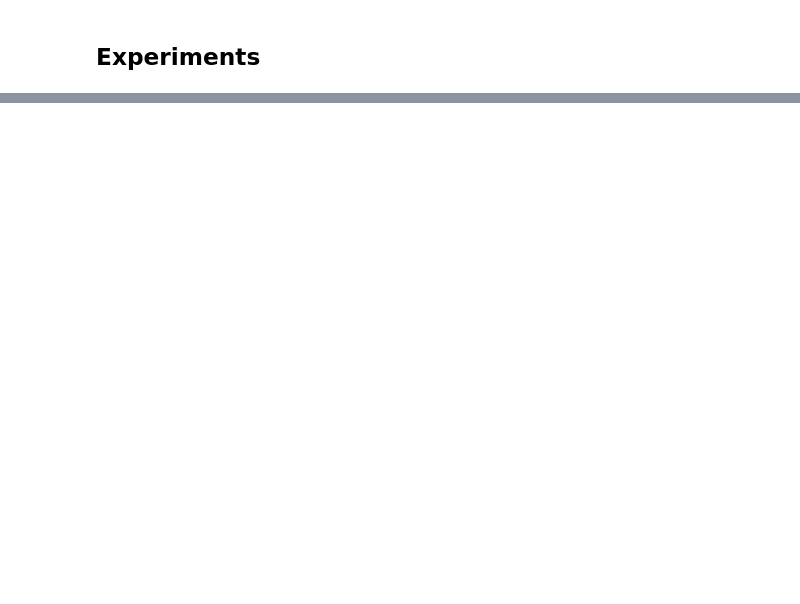
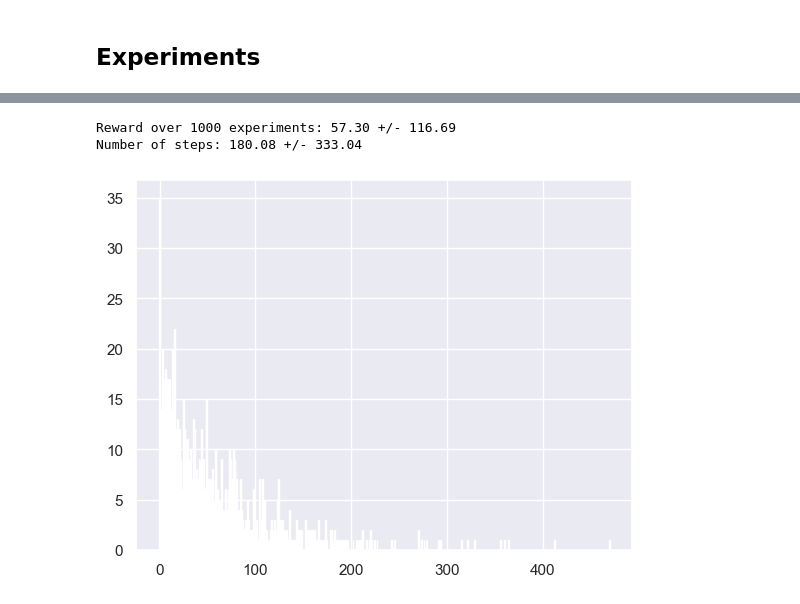
Before and after one commit to aubin-tchoi/flappy_bird, a Jupyter notebook: no_rl.ipynb, the cells around one changed output, grey strips where cells are left out. Saved outputs shown, nothing was run; the diff lists cells and outputs as text; code cells hidden in the pictures; blank space fills up the shorter version.

Commit message:
ran big experiment (1000 experiments with 180 steps in avg for 4 min)

```diff
--- a/no_rl.ipynb
+++ b/no_rl.ipynb
@@ -116,30 +129,3 @@ def launch_experiment(
         )
 
     return total_reward, step
-# %%
-def launch_experiment_without_rendering(
-    predicted_outcomes: np.ndarray,
-    max_steps: int = 10000,
-) -> Tuple[int, int]:
-    step, total_reward = 0, 0
-
-    for _ in range(max_steps):
-        # playing
-        action = get_best_action(predicted_outcomes)
-        observation, reward, done = env.step(action)
-        print(
-            f"action: {action}, reward: {reward}, observation: {repr_obs(observation)}"
-        )
-
-        step += 1
-        total_reward += reward
-        print(f"\nCumulated reward at step {step}: {total_reward:>3}.")
-        if done:
-            print(f"Simulation ended after {step} steps.")
-            break
-
-        # rebuilding the tree
-        tree_builder = TreeBuilder(observation[1], gravity, force_push, vx, max_bars=100000)
-        predicted_outcomes = tree_builder.build_tree(*observation[0])
-
-    return total_reward, step
@@ -187,0 +186,22 @@ Simulation ended after 149 steps.
+# %%
+%%time
+n_experiments = 1000  # @param {type:"slider", min:50, max:1000, step:10}
+
+rewards = np.zeros(n_experiments)
+n_steps = np.zeros(n_experiments)
+
+for i in range(n_experiments):
+    rewards[i], n_steps[i] = launch_experiment_without_rendering(env)
+print(
+    f"\n\nReward over {n_experiments} experiments: {rewards.mean():.2f} +/- {1.96 * rewards.std():.2f}"
+)
+print(f"Number of steps: {n_steps.mean():.2f} +/- {1.96 * n_steps.std():.2f}")
+
+sns.set_theme()
+plt.figure(figsize=(14, 14))
+plt.hist(rewards, bins=int(rewards.max()))
+plt.show()
+# %% [output]
+Reward over 1000 experiments: 57.30 +/- 116.69
+Number of steps: 180.08 +/- 333.04
+[figure, added]
```
Also changed, not shown: parts of 7 cells of this notebook.
